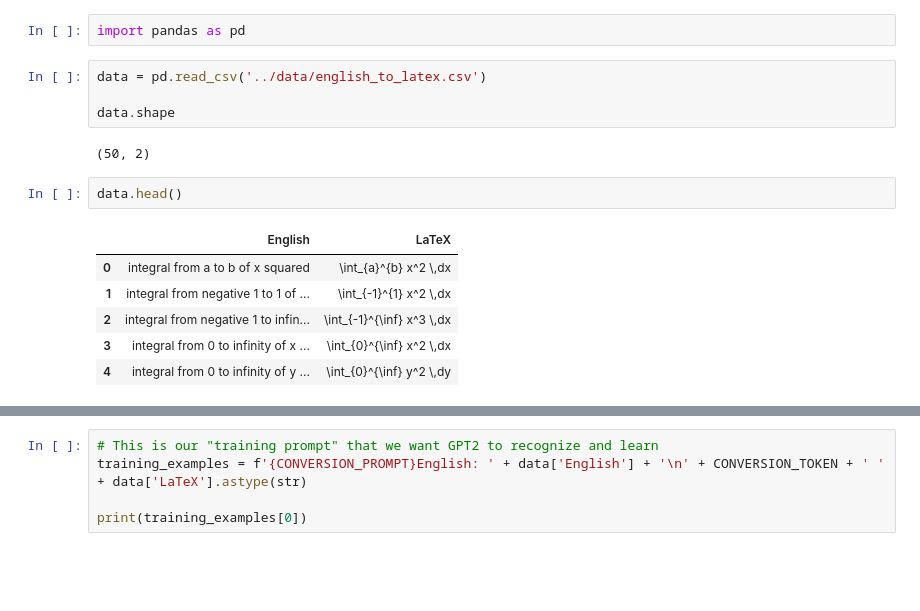
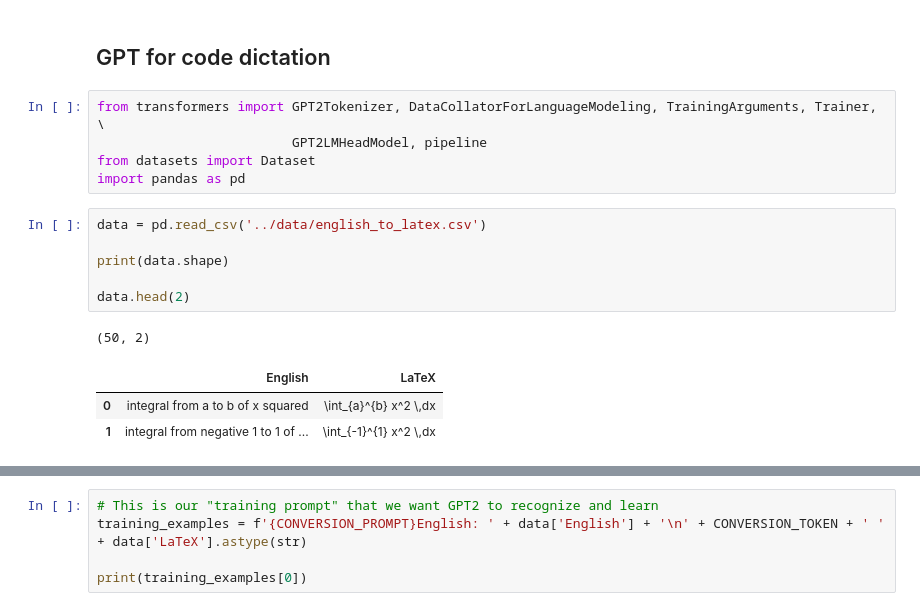
Before and after one commit to sinanuozdemir/oreilly-hands-on-transformers, a Jupyter notebook: notebooks/latex_gpt2.ipynb, the cells around one changed output, grey strips where cells are left out. Cells and saved outputs as stored; diff of their text form; blank space fills up the shorter version.

```diff
--- a/notebooks/latex_gpt2.ipynb
+++ b/notebooks/latex_gpt2.ipynb
@@ -1,18 +1,19 @@
-# %%
-import pandas as pd
+# %% [markdown]
+## GPT for code dictation
+# %%
+from transformers import GPT2Tokenizer, DataCollatorForLanguageModeling, TrainingArguments, Trainer, \
+                         GPT2LMHeadModel, pipeline
+from datasets import Dataset
+import pandas as pd
 # %%
 data = pd.read_csv('../data/english_to_latex.csv')
 
-data.shape
+print(data.shape)
+
+data.head(2)
 # %% [output]
 (50, 2)
+|  | English | LaTeX |
+| 0 | integral from a to b of x squared | \int_{a}^{b} x^2 \,dx |
+| 1 | integral from negative 1 to 1 of ... | \int_{-1}^{1} x^2 \,dx |
-# %%
-data.head()
-# %% [output]
-|  | English | LaTeX |
-| 0 | integral from a to b of x squared | \int_{a}^{b} x^2 \,dx |
-| 1 | integral from negative 1 to 1 of ... | \int_{-1}^{1} x^2 \,dx |
-| 2 | integral from negative 1 to infin... | \int_{-1}^{\inf} x^3 \,dx |
-| 3 | integral from 0 to infinity of x ... | \int_{0}^{\inf} x^2 \,dx |
-| 4 | integral from 0 to infinity of y ... | \int_{0}^{\inf} y^2 \,dy |
 # %%
```
Also changed, not shown: parts of 37 cells of this notebook, 10 other files.
